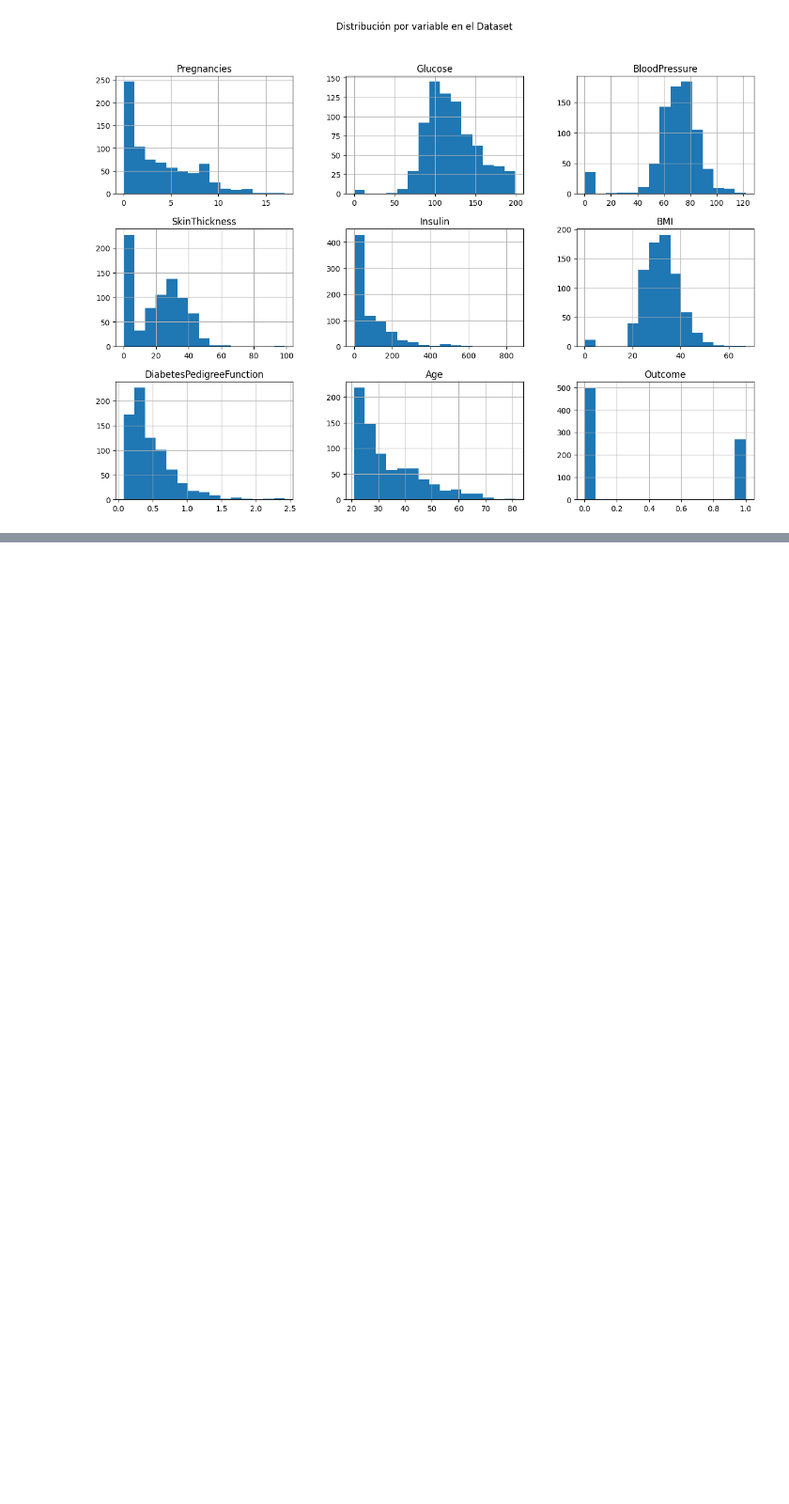
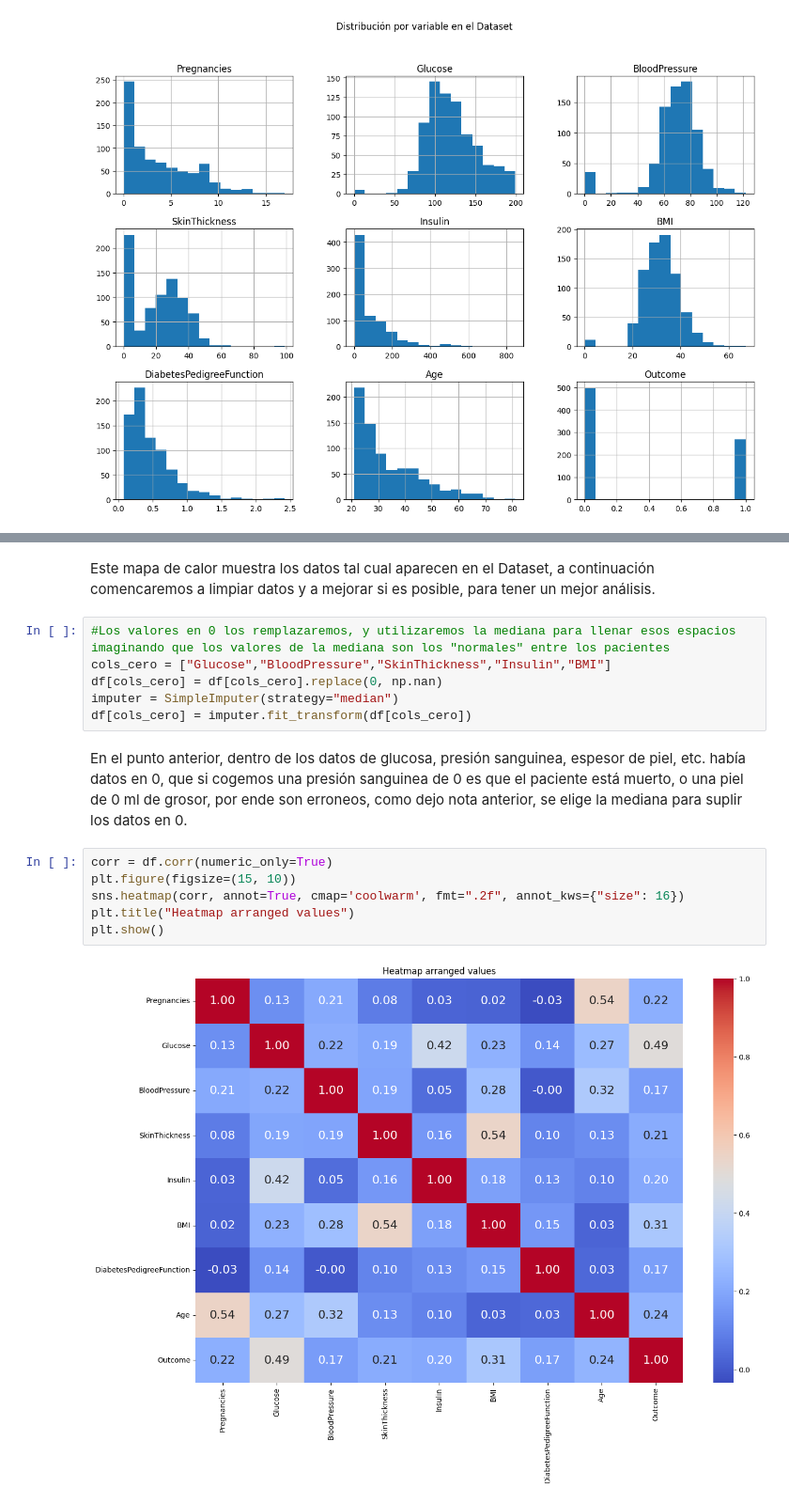
Before and after one commit to 4GeeksAcademy/Leonel_Ponce_decisions_tree, a Jupyter notebook: src/explore.ipynb, the cells around one changed output, grey strips where cells are left out. Shown: that part at 94% size. Cells and saved outputs as stored; diff of their text form; blank space fills up the shorter version.

```diff
--- a/src/explore.ipynb
+++ b/src/explore.ipynb
@@ -95,0 +106,18 @@ Vamos a estudiar cada uno de los aspectos anteriores, para ver los valores en ca
+# %% [markdown]
+Este mapa de calor muestra los datos tal cual aparecen en el Dataset, a continuación comencaremos a limpiar datos y a mejorar si es posible, para tener un mejor análisis.
+# %%
+#Los valores en 0 los remplazaremos, y utilizaremos la mediana para llenar esos espacios imaginando que los valores de la mediana son los "normales" entre los pacientes
+cols_cero = ["Glucose","BloodPressure","SkinThickness","Insulin","BMI"]
+df[cols_cero] = df[cols_cero].replace(0, np.nan)
+imputer = SimpleImputer(strategy="median")
+df[cols_cero] = imputer.fit_transform(df[cols_cero])
+# %% [markdown]
+En el punto anterior, dentro de los datos de glucosa, presión sanguinea, espesor de piel, etc. había datos en 0, que si cogemos una presión sanguinea de 0 es que el paciente está muerto, o una piel de 0 ml de grosor, por ende son erroneos, como dejo nota anterior, se elige la mediana para suplir los datos en 0.
+# %%
+corr = df.corr(numeric_only=True)
+plt.figure(figsize=(15, 10))
+sns.heatmap(corr, annot=True, cmap='coolwarm', fmt=".2f", annot_kws={"size": 16})
+plt.title("Heatmap arranged values")
+plt.show()
+# %% [output]
+[figure, added]
```
Also changed, not shown: parts of 5 cells of this notebook.
